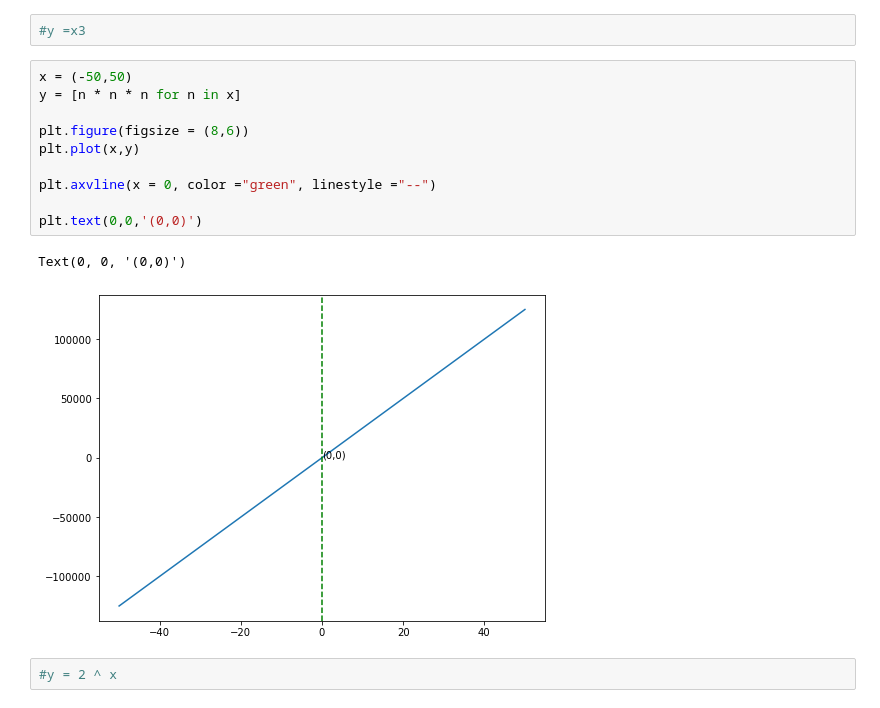
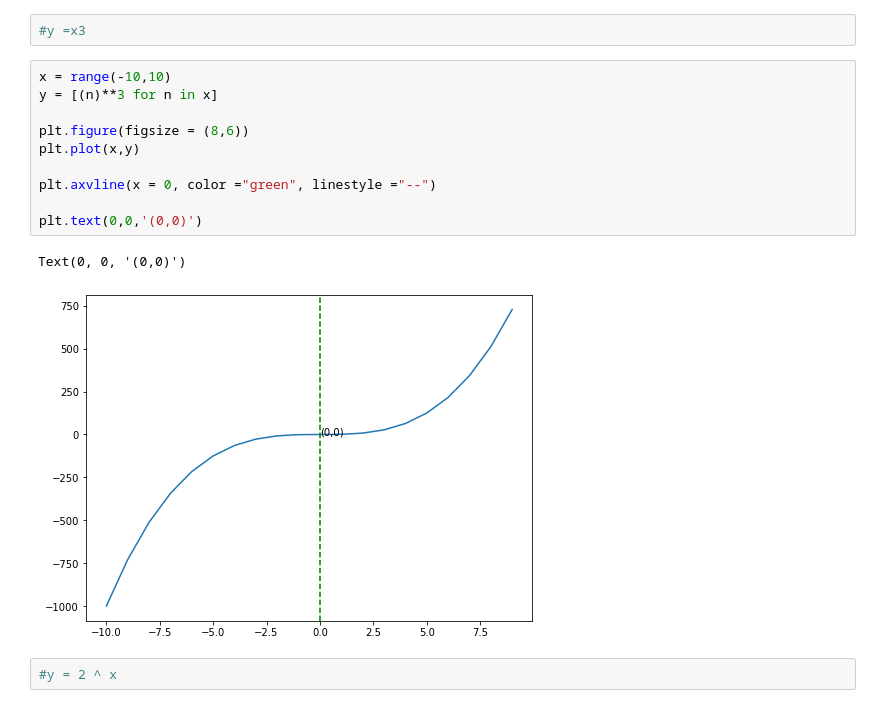
Before and after one commit to jeneyring/python-exercises, a Jupyter notebook: numpy-pandas-visualization-exercises.ipynb, the cells around one changed output. Drawn from its saved outputs; the diff is of its cells as text.

```diff
--- a/numpy-pandas-visualization-exercises.ipynb
+++ b/numpy-pandas-visualization-exercises.ipynb
@@ -47,18 +47,18 @@ Text(0, 0, '(0,0)')
 # %%
 #y =x3
 # %%
-x = (-50,50)
-y = [n * n * n for n in x]
+x = range(-10,10)
+y = [(n)**3 for n in x]
 
 plt.figure(figsize = (8,6))
 plt.plot(x,y)
 
 plt.axvline(x = 0, color ="green", linestyle ="--")
 
 plt.text(0,0,'(0,0)')
 # %% [output]
 Text(0, 0, '(0,0)')
-[figure, old version]
+[figure, new version]
 # %%
 #y = 2 ^ x
 # %%
```
Also changed, not shown: parts of 1 cell of this notebook, 2 other files.
